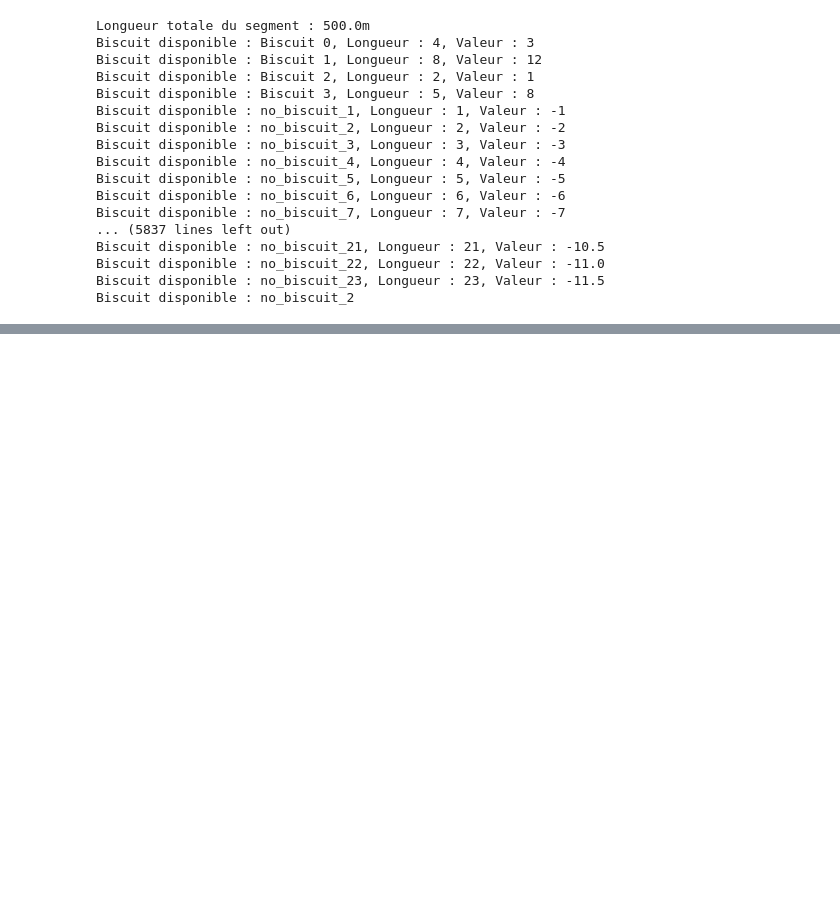
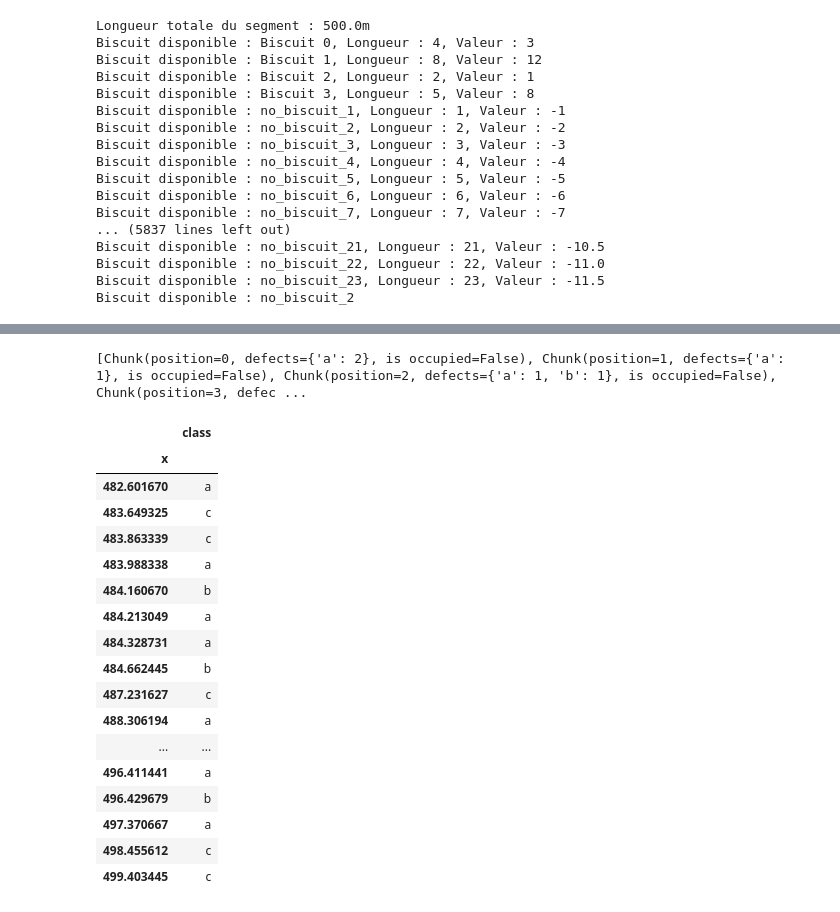
Before and after one commit to Tom-dlhy/AI-Algorithms-Challenge, a Jupyter notebook: TOM_EXPLO/tom_explo.ipynb, the cells around one changed output, grey strips where cells are left out. Saved outputs shown, nothing was run; the diff lists cells and outputs as text; code cells hidden in the pictures; blank space fills up the shorter version.

```diff
--- a/TOM_EXPLO/tom_explo.ipynb
+++ b/TOM_EXPLO/tom_explo.ipynb
@@ -237,0 +798,3 @@ pb = BiscuitOptimization(data)
+# %%
+dtest = pd.read_csv('../DATA/defects.csv', sep=',', index_col='x')
+dtest.head()
@@ -237,0 +809,28 @@ pb = BiscuitOptimization(data)
+# %%
+dtest = dtest.sort_index()
+# %%
+
+print(biscuit_method_1._chunks)
+# %% [output]
+[Chunk(position=0, defects={'a': 2}, is occupied=False), Chunk(position=1, defects={'a': 1}, is occupied=False), Chunk(position=2, defects={'a': 1, 'b': 1}, is occupied=False), Chunk(position=3, defec ...
+# %%
+dtest.tail(20)
+# %% [output]
+|  | class |
+| x |  |
+| 482.601670 | a |
+| 483.649325 | c |
+| 483.863339 | c |
+| 483.988338 | a |
+| 484.160670 | b |
+| 484.213049 | a |
+| 484.328731 | a |
+| 484.662445 | b |
+| 487.231627 | c |
+| 488.306194 | a |
+| ... | ... |
+| 496.411441 | a |
+| 496.429679 | b |
+| 497.370667 | a |
+| 498.455612 | c |
+| 499.403445 | c |
```
Also changed, not shown: parts of 21 cells of this notebook, 1 other file.
